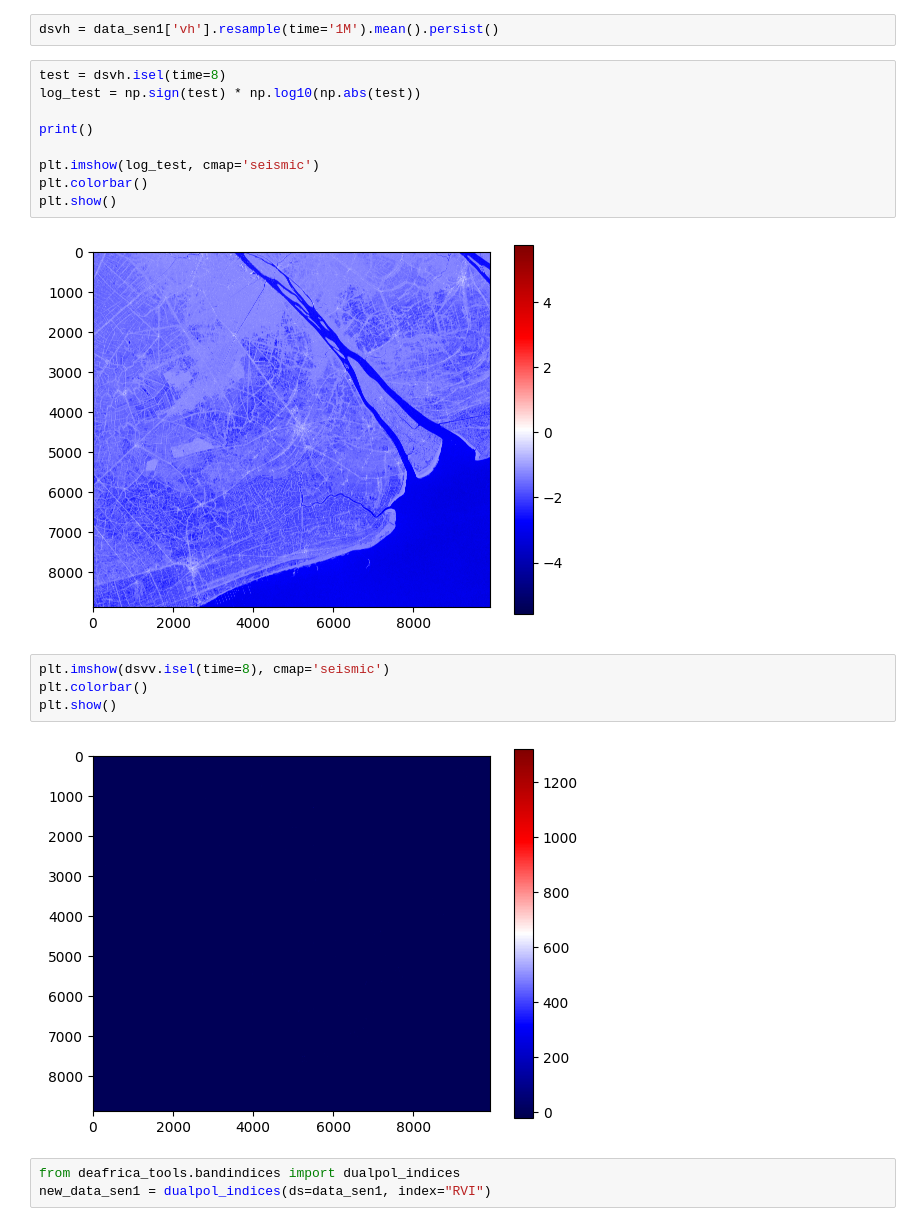
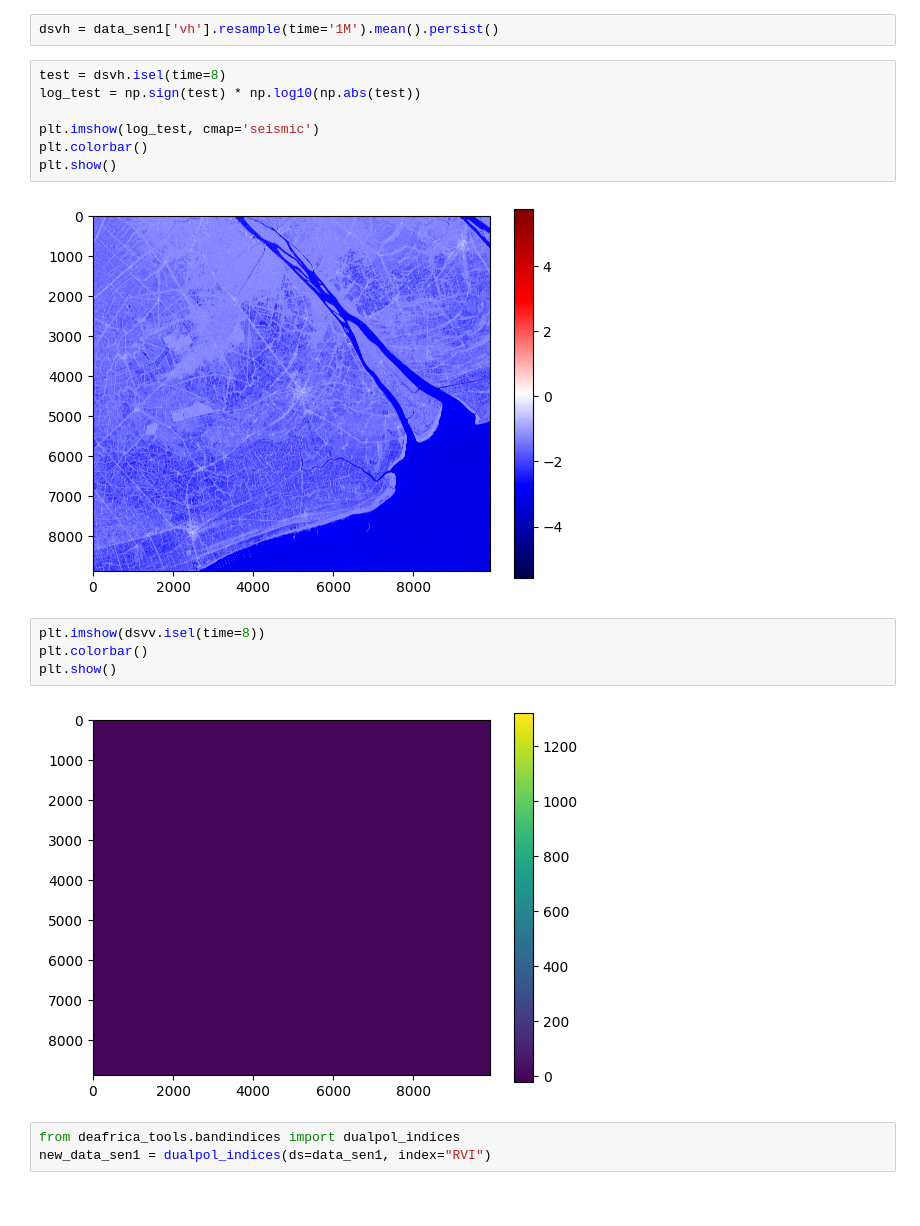
Before and after one commit to minhify/CTU-CSIROBoeingPhase5, a Jupyter notebook: test_load_VH-VV.ipynb, the cells around one changed output. Drawn from its saved outputs; the diff is of its cells as text.

```diff
--- a/test_load_VH-VV.ipynb
+++ b/test_load_VH-VV.ipynb
@@ -339,19 +297,17 @@ dsvh = data_sen1['vh'].resample(time='1M').mean().persist()
 test = dsvh.isel(time=8)
 log_test = np.sign(test) * np.log10(np.abs(test))
 
-print()
-
 plt.imshow(log_test, cmap='seismic')
 plt.colorbar()
 plt.show()
 # %% [output]
 [figure]
 # %%
-plt.imshow(dsvv.isel(time=8), cmap='seismic')
+plt.imshow(dsvv.isel(time=8))
 plt.colorbar()
 plt.show()
 # %% [output]
-[figure, old version]
+[figure, new version]
 # %%
 from deafrica_tools.bandindices import dualpol_indices
 new_data_sen1 = dualpol_indices(ds=data_sen1, index="RVI")
```
Also changed, not shown: parts of 26 cells of this notebook, 3 other files.
